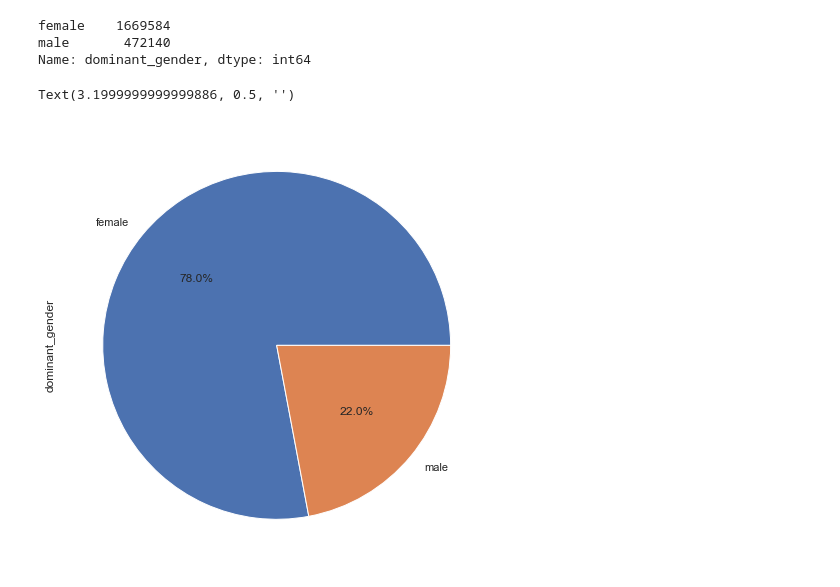
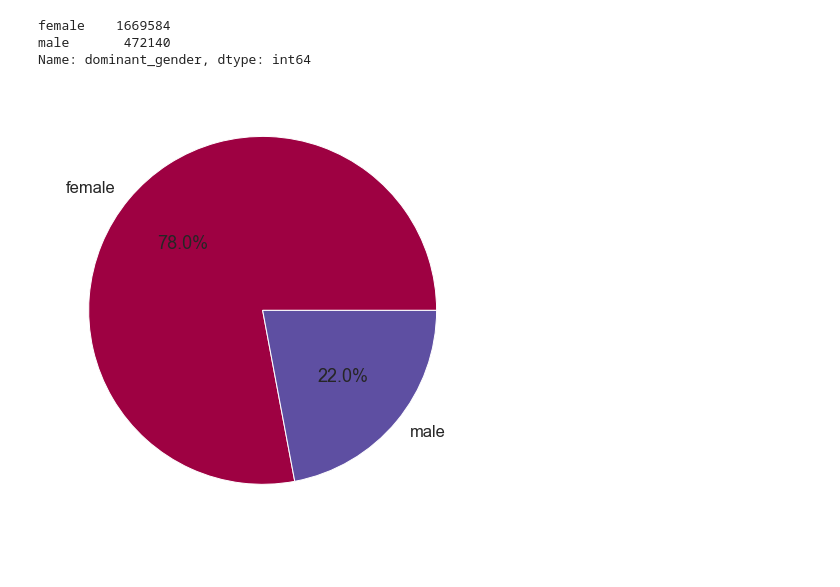
Before and after one commit to Suzetbrk/Kiva_Crowdfunding, a Jupyter notebook: crowdfunding_project.ipynb, the cells around one changed output. Cells and saved outputs as stored; diff of their text form; code cells hidden in the pictures.

```diff
--- a/crowdfunding_project.ipynb
+++ b/crowdfunding_project.ipynb
@@ -157,20 +176,14 @@ loans.dominant_gender.value_counts()
 female    1669584
 male       472140
 Name: dominant_gender, dtype: int64
-# %%
-fig = plt.figure(figsize = (8,8))
-#fig.patch.set_facecolor('lightgrey')
-#sns.set(font_scale =1)
-#ax1 = fig.add_subplot(2,2,1)
-loans['dominant_gender'].value_counts().plot(kind='pie', autopct='%1.1f%%')
-#ax1.set_xlabel("Proportion of users per Creation Source")
-ax1.set_ylabel(None)
-
-
-#sns.countplot(data = adoption_df, x='creation_source',hue='adopted',ax=ax3)
-#adoption_df['email_domain'].value_counts().plot(kind='pie', autopct='%1.1f%%',explode=(0.05, 0.05, 0.05, 0.05,0.05,0.05),shadow=True,ax=ax3,style='tableau-colorblind10')
-
-#plt.savefig('adoption.jpeg',dpi=300)
-# %% [output]
-Text(3.1999999999999886, 0.5, '')
-[figure, removed]
+# %%
+plt.figure(figsize = (8,8))
+#fig.patch.set_facecolor('none')
+sns.set(font_scale =1.5)
+#ax1 = fig.add_subplot(2,2,1)
+gender_dist=loans['dominant_gender'].value_counts().plot(kind='pie', autopct='%1.1f%%',cmap="Spectral")
+fig = gender_dist.get_figure()
+gender_dist.set( xlabel = None, ylabel = None)
+plt.savefig('loan_applicants_gender_distr.png',bbox_inches = 'tight',transparent=True)
+# %% [output]
+[figure, added]
```
Also changed, not shown: parts of 77 cells of this notebook, 1 other file.
